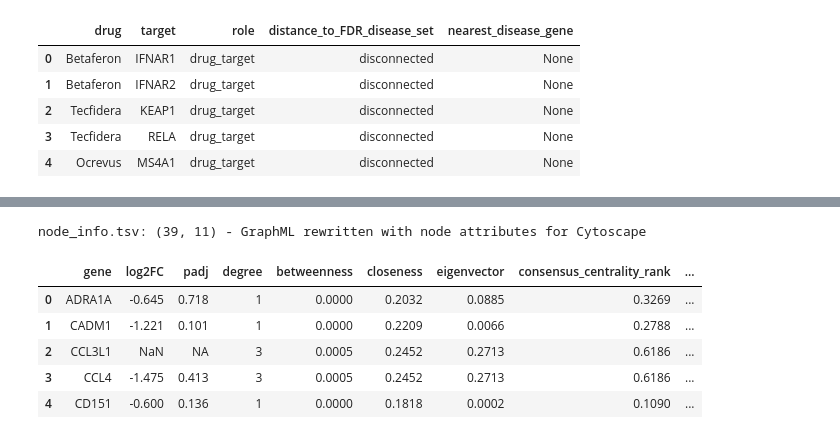
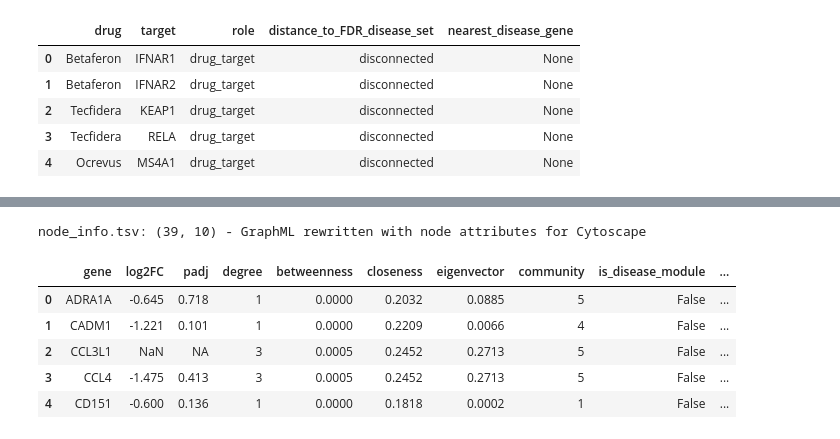
Before and after one commit to ilegul/ms-cd4, a Jupyter notebook: notebooks/BSB_CD4_MS_assignment.ipynb, the cells around one changed output, grey strips where cells are left out. Cells and saved outputs as stored; diff of their text form; code cells hidden in the pictures.

```diff
--- a/notebooks/BSB_CD4_MS_assignment.ipynb
+++ b/notebooks/BSB_CD4_MS_assignment.ipynb
@@ -1964,24 +1982,25 @@ Louvain communities: 6 (full node-level mapping in communities.csv)
 # %%
-# --- Relate communities to Part 1 enrichment: enrich each community separately ---
+# --- Network-conditioned enrichment: what distinguishes each Louvain community from the rest of the PPI ---
+# Background = the nodes of the analysed relaxed PPI (the genes that could have entered a community), so
+# the test asks what is over-represented within a community relative to the whole network, not the genome.
+# (The Part-1 ORA correctly uses the full set of DEA-tested genes; that is a different question.)
 comm_members = {}
 for n, c in partition.items():
     comm_members.setdefault(c, []).append(n)
-
+net_background = sorted(G.nodes())
 comm_enrich = {}
-for c, members in comm_members.items():
+for c, members in sorted(comm_members.items()):
     if len(members) < 5:
         continue
     try:
-        e = gp.enrichr(gene_list=members, gene_sets=['GO_Biological_Process_2023','Reactome_2022'],
-                       organism='human', background=[g for g in background if g in set(res.loc[res.biotype=="protein_coding","symbol"].dropna())], outdir=None).results
-        top = e.sort_values('Adjusted P-value').head(3)[['Term','Adjusted P-value']]
+        e = gp.enrichr(gene_list=members, gene_sets=['GO_Biological_Process_2023', 'Reactome_2022'],
+                       organism='human', background=net_background, outdir=None).results
+        top = e.sort_values('Adjusted P-value').head(3)[['Term', 'Adjusted P-value']]
         comm_enrich[c] = top
         print(f'\n=== Community {c} (n={len(members)}) ===')
         print(top.to_string(index=False))
     except Exception as ex:
         print('Community', c, 'enrichment failed:', ex)
-# Interpretation: check whether the top-centrality module and the Part-1 pathways
-# (immune activation / protein-turnover / neddylation) map onto specific communities.
 # %% [output]
 === Community 0 (n=7) ===
                                                  Term  Adjusted P-value
@@ -2328,7 +2347,7 @@ _dmaps = {s: nx.single_source_shortest_path_length(Gfix, s) for s in S_fix}   #
 _lab = {}
 for _cm in sorted(set(partition.values())):
     _members = [n for n,cc in partition.items() if cc==_cm and n in cent.index]
-    _lab[_cm] = ', '.join(cent.loc[_members,'consensus_centrality_rank'].sort_values(ascending=False).head(3).index)
+    _lab[_cm] = ', '.join(cent.loc[_members,'betweenness'].sort_values(ascending=False).head(3).index)
 rows=[]
 for drug, T in drug_targets.items():
     for t in T:
@@ -2344,12 +2363,14 @@ drug_comm = pd.DataFrame(rows); drug_comm.to_csv(NET/'drug_target_communities.cs
 print('Nearest disease-module node and its community, per drug target (fixed interactome):')
 print(drug_comm.to_string(index=False))
 # which communities each drug reaches most
-print('\nCommunities reached by each drug (via nearest disease-module node):')
+print('\nNearest disease-module community per drug (topological association, not target membership):')
 for drug in drug_targets:
     cs = drug_comm.loc[(drug_comm.drug==drug) & drug_comm.disease_community.notna(),'disease_community']
     print(f'  {drug}: ' + (', '.join(f'community {int(c)}' for c in sorted(cs.unique())) if len(cs) else 'no mapped target reaches the module'))
 
-# Extended drug-target path network: DrugBank targets + disease module + shortest-path connectors (Cytoscape/GraphML)
+# Exploratory shortest-path context network: DrugBank targets + disease-module nodes + the shortest-path
+# connector proteins linking them on the fixed interactome. Connectors are introduced by the reference
+# interactome and are neither DEGs nor DrugBank targets.
 Gpaths = nx.Graph(); role={}
 for g in S_fix: role[g]='disease_module'
 for drug,T in drug_targets.items():
@@ -2365,8 +2386,10 @@ for drug,T in drug_targets.items():
             Gpaths.add_node(t)
 for n in Gpaths.nodes(): Gpaths.nodes[n]['role']=role.get(n,'connector')
 nx.write_graphml(Gpaths, NET/'drug_target_paths.graphml')
-print(f'\nExtended drug-target path network (drug_target_paths.graphml): {Gpaths.number_of_nodes()} nodes, '
-      f'{Gpaths.number_of_edges()} edges - mapped DrugBank targets, disease-module nodes and shortest-path connectors.')
+_connectors = sorted(n for n in Gpaths.nodes() if Gpaths.nodes[n].get('role') == 'connector')
+print(f'\nExploratory shortest-path context network (drug_target_paths.graphml): {Gpaths.number_of_nodes()} nodes, '
+      f'{Gpaths.number_of_edges()} edges.')
+print(f'Connector nodes (from the reference interactome, not DEGs or DrugBank targets): {_connectors}')
 drug_comm
 # %% [output]
 Nearest disease-module node and its community, per drug target (fixed interactome):
@@ -2399,42 +2423,41 @@ rows = []
 for g in G.nodes():
     inC = g in cent.index; inR = g in res_sym.index
     rows.append({'gene': g,
         'log2FC': round(float(res_sym.loc[g,'log2FoldChange']),3) if inR else np.nan,
         'padj': (f"{res_sym.loc[g,'padj']:.3g}" if inR and pd.notna(res_sym.loc[g,'padj']) else 'NA'),
         'degree': int(cent.loc[g,'degree']) if inC else 0,
         'betweenness': round(float(cent.loc[g,'betweenness']),4) if inC else 0.0,
         'closeness': round(float(cent.loc[g,'closeness']),4) if inC else 0.0,
         'eigenvector': round(float(cent.loc[g,'eigenvector']),4) if inC else 0.0,
-        'consensus_centrality_rank': round(float(cent.loc[g,'consensus_centrality_rank']),4) if inC else 0.0,
         'community': int(partition.get(g,-1)),
         'is_disease_module': bool(g in disease_module),
         'drug_target_for': ';'.join(tgt2drug.get(g,[]))})
 node_info = pd.DataFrame(rows)
 node_info.to_csv(NET/'node_info.tsv', sep='\t', index=False)
 # Export the final GraphML with centrality, community and drug-target attributes
-attrs = ['log2FC','padj','degree','betweenness','closeness','eigenvector','consensus_centrality_rank',
+attrs = ['log2FC','padj','degree','betweenness','closeness','eigenvector',
          'community','is_disease_module','drug_target_for']
 info_by_gene = node_info.set_index('gene')
 for n in G.nodes():
     for a in attrs:
         v = info_by_gene.loc[n, a]
         if isinstance(v, str):
             G.nodes[n][a] = v
         elif pd.isna(v):
             continue                                   # omit unknown value instead of fabricating one
         else:
             G.nodes[n][a] = v.item() if hasattr(v, 'item') else v
 nx.write_graphml(G, NET/'ppi_network.graphml')
 print('node_info.tsv:', node_info.shape, '- GraphML rewritten with node attributes for Cytoscape')
 node_info.head()
 # %% [output]
-node_info.tsv: (39, 11) - GraphML rewritten with node attributes for Cytoscape
+node_info.tsv: (39, 10) - GraphML rewritten with node attributes for Cytoscape
-|  | gene | log2FC | padj | degree | betweenness | closeness | eigenvector | consensus_centrality_rank | ... |
-| 0 | ADRA1A | -0.645 | 0.718 | 1 | 0.0000 | 0.2032 | 0.0885 | 0.3269 | ... |
-| 1 | CADM1 | -1.221 | 0.101 | 1 | 0.0000 | 0.2209 | 0.0066 | 0.2788 | ... |
-| 2 | CCL3L1 | NaN | NA | 3 | 0.0005 | 0.2452 | 0.2713 | 0.6186 | ... |
-| 3 | CCL4 | -1.475 | 0.413 | 3 | 0.0005 | 0.2452 | 0.2713 | 0.6186 | ... |
-| 4 | CD151 | -0.600 | 0.136 | 1 | 0.0000 | 0.1818 | 0.0002 | 0.1090 | ... |
+|  | gene | log2FC | padj | degree | betweenness | closeness | eigenvector | community | is_disease_module | ... |
+| 0 | ADRA1A | -0.645 | 0.718 | 1 | 0.0000 | 0.2032 | 0.0885 | 5 | False | ... |
+| 1 | CADM1 | -1.221 | 0.101 | 1 | 0.0000 | 0.2209 | 0.0066 | 4 | False | ... |
+| 2 | CCL3L1 | NaN | NA | 3 | 0.0005 | 0.2452 | 0.2713 | 5 | False | ... |
+| 3 | CCL4 | -1.475 | 0.413 | 3 | 0.0005 | 0.2452 | 0.2713 | 5 | False | ... |
+| 4 | CD151 | -0.600 | 0.136 | 1 | 0.0000 | 0.1818 | 0.0002 | 1 | False | ... |
 # %% [markdown]
 ### Part 2 - discussion
 
```
Also changed, not shown: parts of 34 cells of this notebook, 12 other files.
